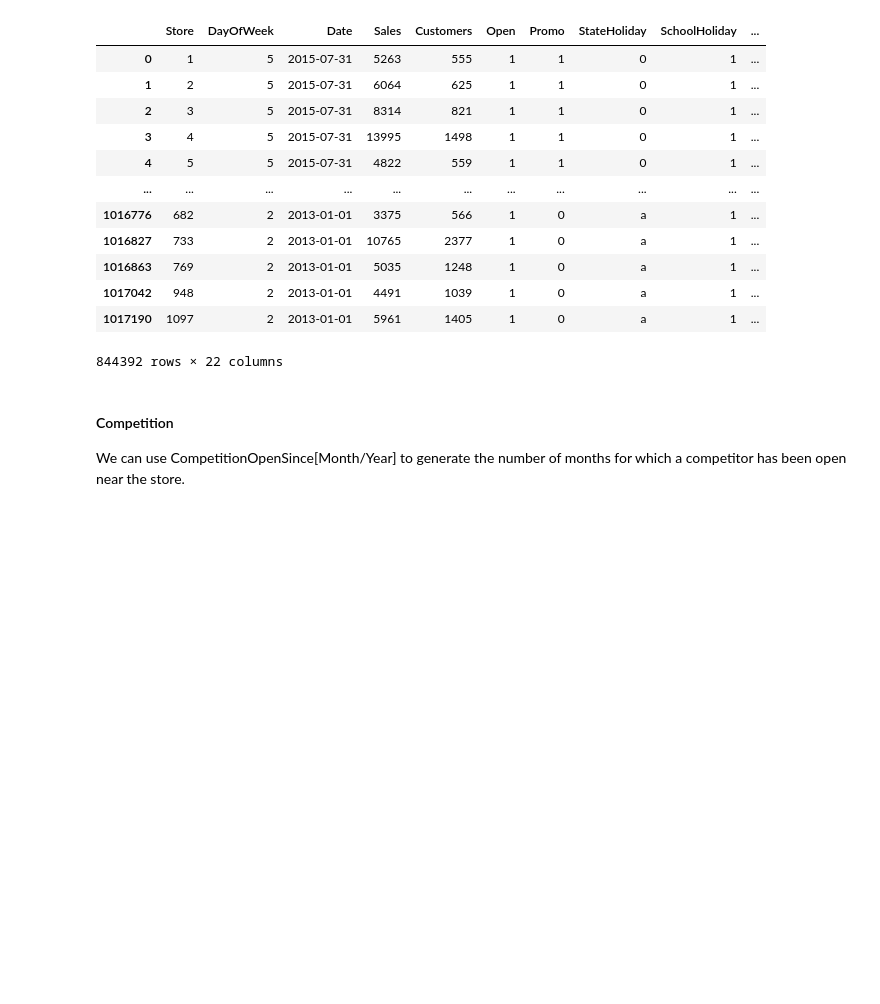
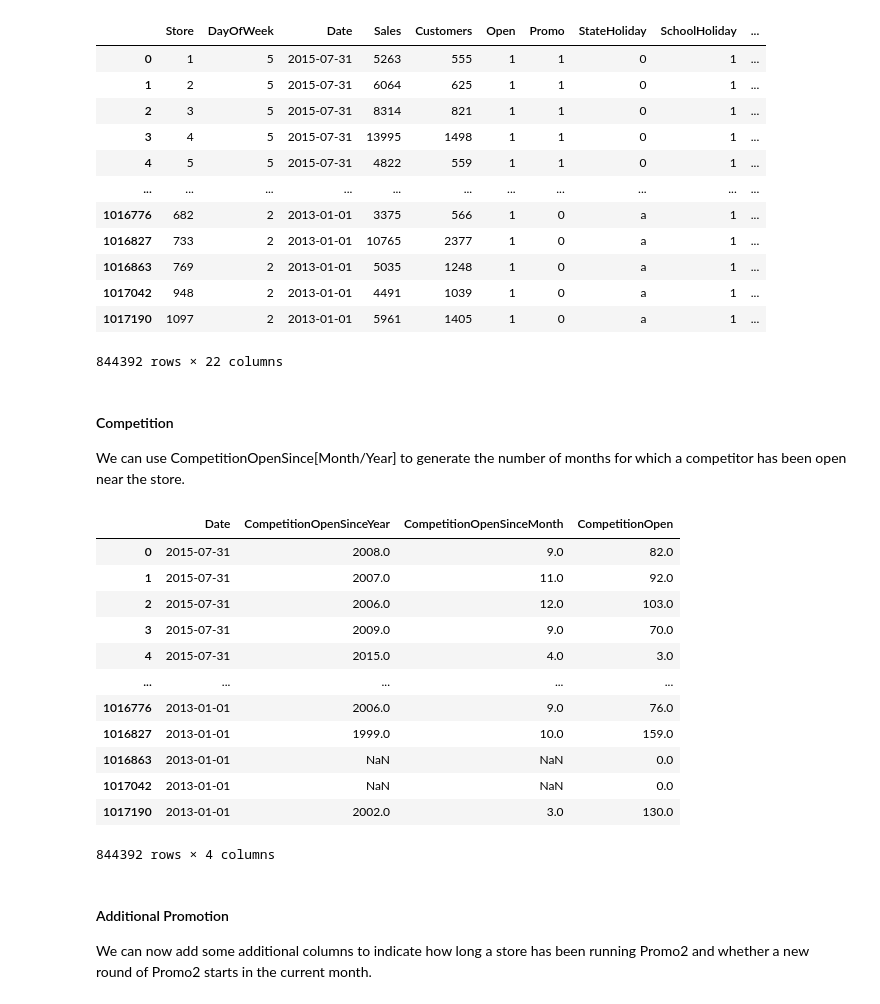
Before and after one commit to ayushzoc/rossmanstoresales, a Jupyter notebook: rossmanstoresalescomp.ipynb, the cells around one changed output. Drawn from its saved outputs; the diff is of its cells as text; code cells hidden in the pictures; blank space fills up the shorter version.

```diff
--- a/rossmanstoresalescomp.ipynb
+++ b/rossmanstoresalescomp.ipynb
@@ -300,0 +304,19 @@ def comp_months(df):
+# %%
+merged_df[['Date', 'CompetitionOpenSinceYear', 'CompetitionOpenSinceMonth', 'CompetitionOpen']]
+# %% [output]
+|  | Date | CompetitionOpenSinceYear | CompetitionOpenSinceMonth | CompetitionOpen |
+| 0 | 2015-07-31 | 2008.0 | 9.0 | 82.0 |
+| 1 | 2015-07-31 | 2007.0 | 11.0 | 92.0 |
+| 2 | 2015-07-31 | 2006.0 | 12.0 | 103.0 |
+| 3 | 2015-07-31 | 2009.0 | 9.0 | 70.0 |
+| 4 | 2015-07-31 | 2015.0 | 4.0 | 3.0 |
+| ... | ... | ... | ... | ... |
+| 1016776 | 2013-01-01 | 2006.0 | 9.0 | 76.0 |
+| 1016827 | 2013-01-01 | 1999.0 | 10.0 | 159.0 |
+| 1016863 | 2013-01-01 | NaN | NaN | 0.0 |
+| 1017042 | 2013-01-01 | NaN | NaN | 0.0 |
+| 1017190 | 2013-01-01 | 2002.0 | 3.0 | 130.0 |
+844392 rows × 4 columns
+# %% [markdown]
+#### Additional Promotion
+We can now add some additional columns to indicate how long a store has been running Promo2 and whether a new round of Promo2 starts in the current month.
```
Also changed, not shown: parts of 8 cells of this notebook, 1 other file.
